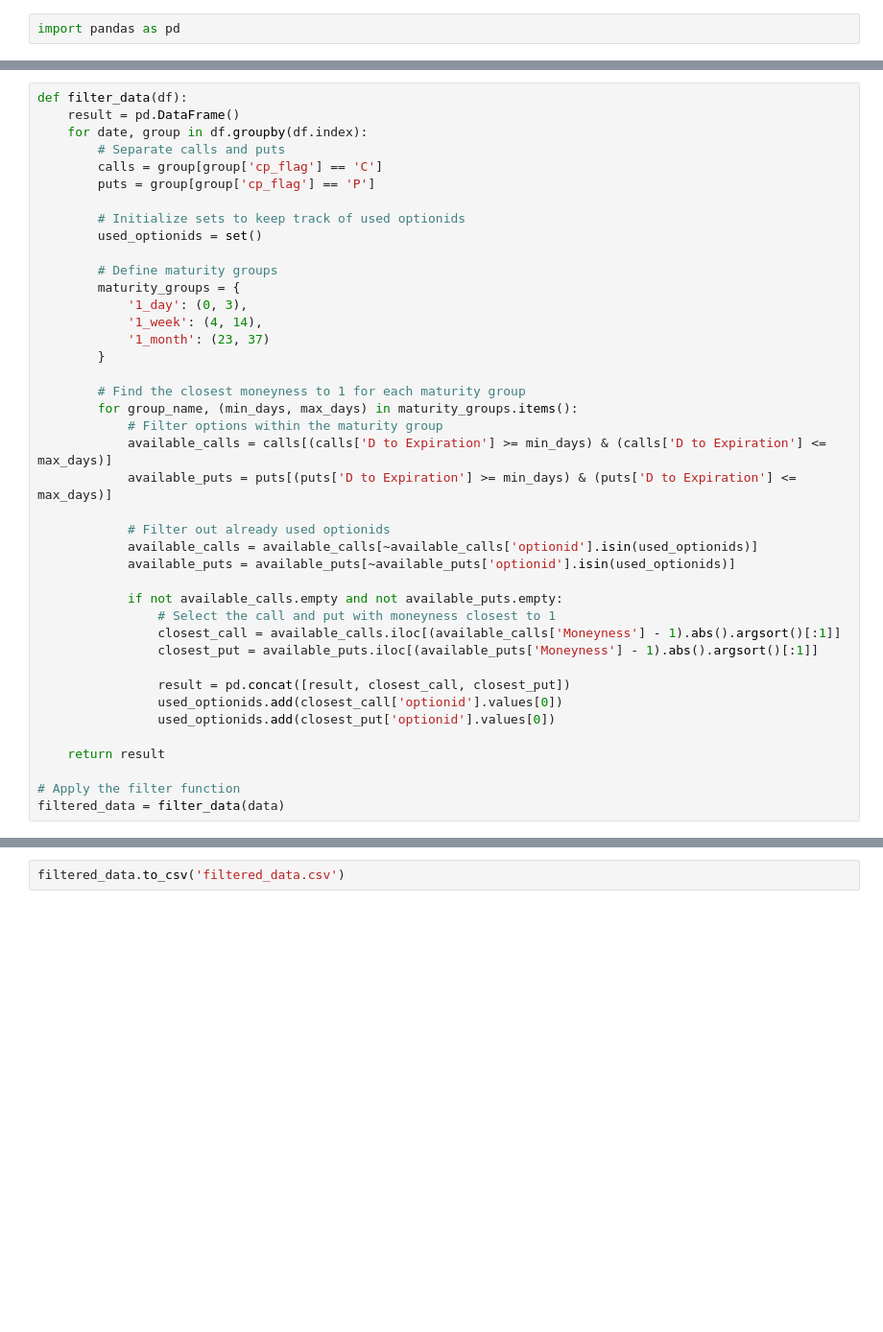
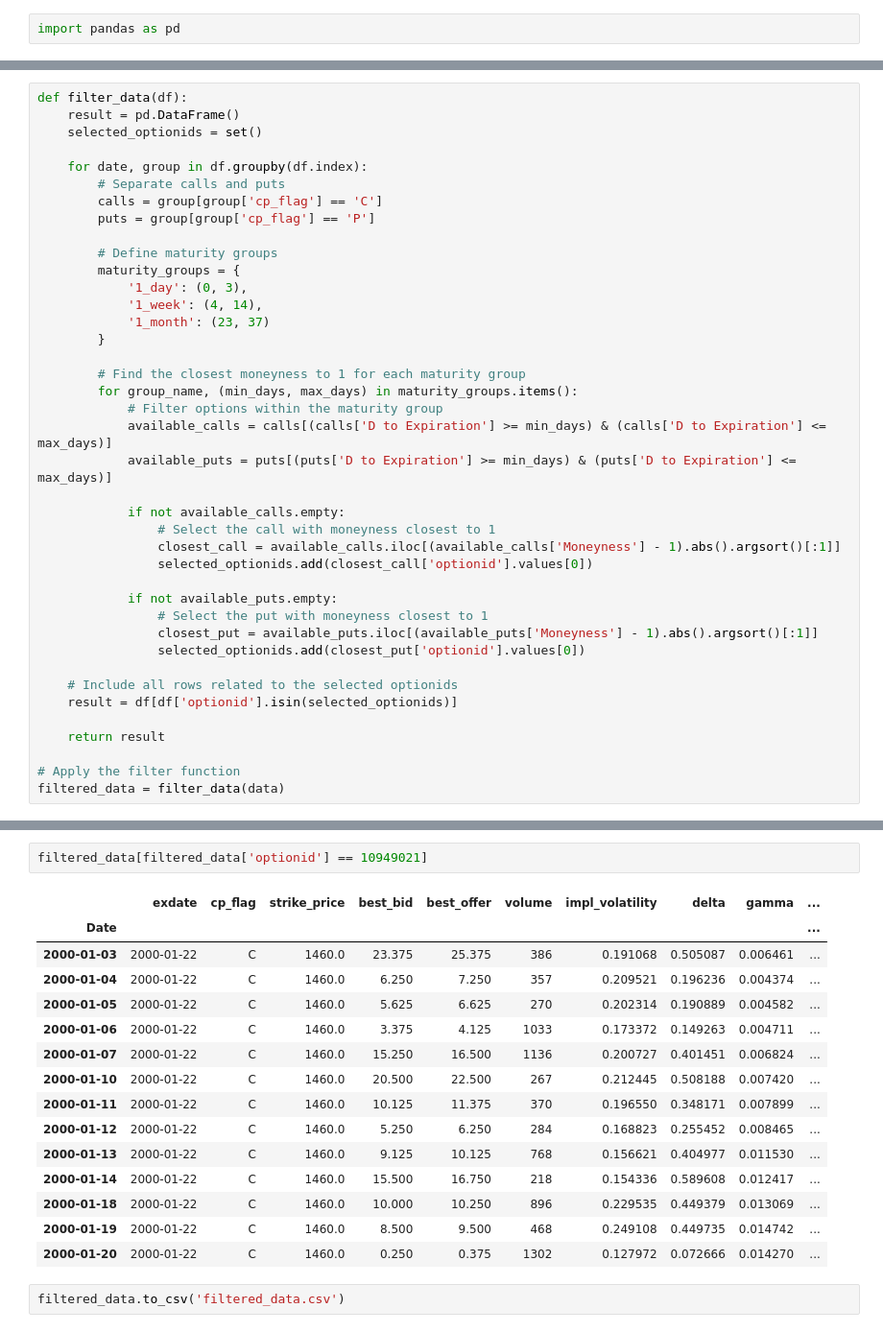
Before and after one commit to BenjaminSeguin/Straddle_hedging_project, a Jupyter notebook: second_processing_layer.ipynb, the cells around one changed output, grey strips where cells are left out. Shown at 96% size. Drawn from its saved outputs; the diff is of its cells as text; blank space fills up the shorter version.

```diff
--- a/second_processing_layer.ipynb
+++ b/second_processing_layer.ipynb
@@ -30,13 +48,12 @@ array([19, 18, 17, 16, 15, 12, 11, 10,  9, 36,  8, 32,  4, 31,  3, 30,  2,
 # %%
 def filter_data(df):
     result = pd.DataFrame()
+    selected_optionids = set()
+
     for date, group in df.groupby(df.index):
         # Separate calls and puts
         calls = group[group['cp_flag'] == 'C']
         puts = group[group['cp_flag'] == 'P']
-
-        # Initialize sets to keep track of used optionids
-        used_optionids = set()
 
         # Define maturity groups
         maturity_groups = {
@@ -51,18 +68,18 @@ def filter_data(df):
             available_calls = calls[(calls['D to Expiration'] >= min_days) & (calls['D to Expiration'] <= max_days)]
             available_puts = puts[(puts['D to Expiration'] >= min_days) & (puts['D to Expiration'] <= max_days)]
 
-            # Filter out already used optionids
-            available_calls = available_calls[~available_calls['optionid'].isin(used_optionids)]
-            available_puts = available_puts[~available_puts['optionid'].isin(used_optionids)]
+            if not available_calls.empty:
+                # Select the call with moneyness closest to 1
+                closest_call = available_calls.iloc[(available_calls['Moneyness'] - 1).abs().argsort()[:1]]
+                selected_optionids.add(closest_call['optionid'].values[0])
 
-            if not available_calls.empty and not available_puts.empty:
-                # Select the call and put with moneyness closest to 1
-                closest_call = available_calls.iloc[(available_calls['Moneyness'] - 1).abs().argsort()[:1]]
+            if not available_puts.empty:
+                # Select the put with moneyness closest to 1
                 closest_put = available_puts.iloc[(available_puts['Moneyness'] - 1).abs().argsort()[:1]]
+                selected_optionids.add(closest_put['optionid'].values[0])
 
-                result = pd.concat([result, closest_call, closest_put])
-                used_optionids.add(closest_call['optionid'].values[0])
-                used_optionids.add(closest_put['optionid'].values[0])
+    # Include all rows related to the selected optionids
+    result = df[df['optionid'].isin(selected_optionids)]
 
     return result
 
@@ -71,2 +105,20 @@ filtered_data = filter_data(data)
+# %%
+filtered_data[filtered_data['optionid'] == 10949021]
+# %% [output]
+|  | exdate | cp_flag | strike_price | best_bid | best_offer | volume | impl_volatility | delta | gamma | ... |
+| Date |  |  |  |  |  |  |  |  |  | ... |
+| 2000-01-03 | 2000-01-22 | C | 1460.0 | 23.375 | 25.375 | 386 | 0.191068 | 0.505087 | 0.006461 | ... |
+| 2000-01-04 | 2000-01-22 | C | 1460.0 | 6.250 | 7.250 | 357 | 0.209521 | 0.196236 | 0.004374 | ... |
+| 2000-01-05 | 2000-01-22 | C | 1460.0 | 5.625 | 6.625 | 270 | 0.202314 | 0.190889 | 0.004582 | ... |
+| 2000-01-06 | 2000-01-22 | C | 1460.0 | 3.375 | 4.125 | 1033 | 0.173372 | 0.149263 | 0.004711 | ... |
+| 2000-01-07 | 2000-01-22 | C | 1460.0 | 15.250 | 16.500 | 1136 | 0.200727 | 0.401451 | 0.006824 | ... |
+| 2000-01-10 | 2000-01-22 | C | 1460.0 | 20.500 | 22.500 | 267 | 0.212445 | 0.508188 | 0.007420 | ... |
+| 2000-01-11 | 2000-01-22 | C | 1460.0 | 10.125 | 11.375 | 370 | 0.196550 | 0.348171 | 0.007899 | ... |
+| 2000-01-12 | 2000-01-22 | C | 1460.0 | 5.250 | 6.250 | 284 | 0.168823 | 0.255452 | 0.008465 | ... |
+| 2000-01-13 | 2000-01-22 | C | 1460.0 | 9.125 | 10.125 | 768 | 0.156621 | 0.404977 | 0.011530 | ... |
+| 2000-01-14 | 2000-01-22 | C | 1460.0 | 15.500 | 16.750 | 218 | 0.154336 | 0.589608 | 0.012417 | ... |
+| 2000-01-18 | 2000-01-22 | C | 1460.0 | 10.000 | 10.250 | 896 | 0.229535 | 0.449379 | 0.013069 | ... |
+| 2000-01-19 | 2000-01-22 | C | 1460.0 | 8.500 | 9.500 | 468 | 0.249108 | 0.449735 | 0.014742 | ... |
+| 2000-01-20 | 2000-01-22 | C | 1460.0 | 0.250 | 0.375 | 1302 | 0.127972 | 0.072666 | 0.014270 | ... |
 # %%
 filtered_data.to_csv('filtered_data.csv')
```
Also changed, not shown: parts of 4 cells of this notebook, 4 other files.
